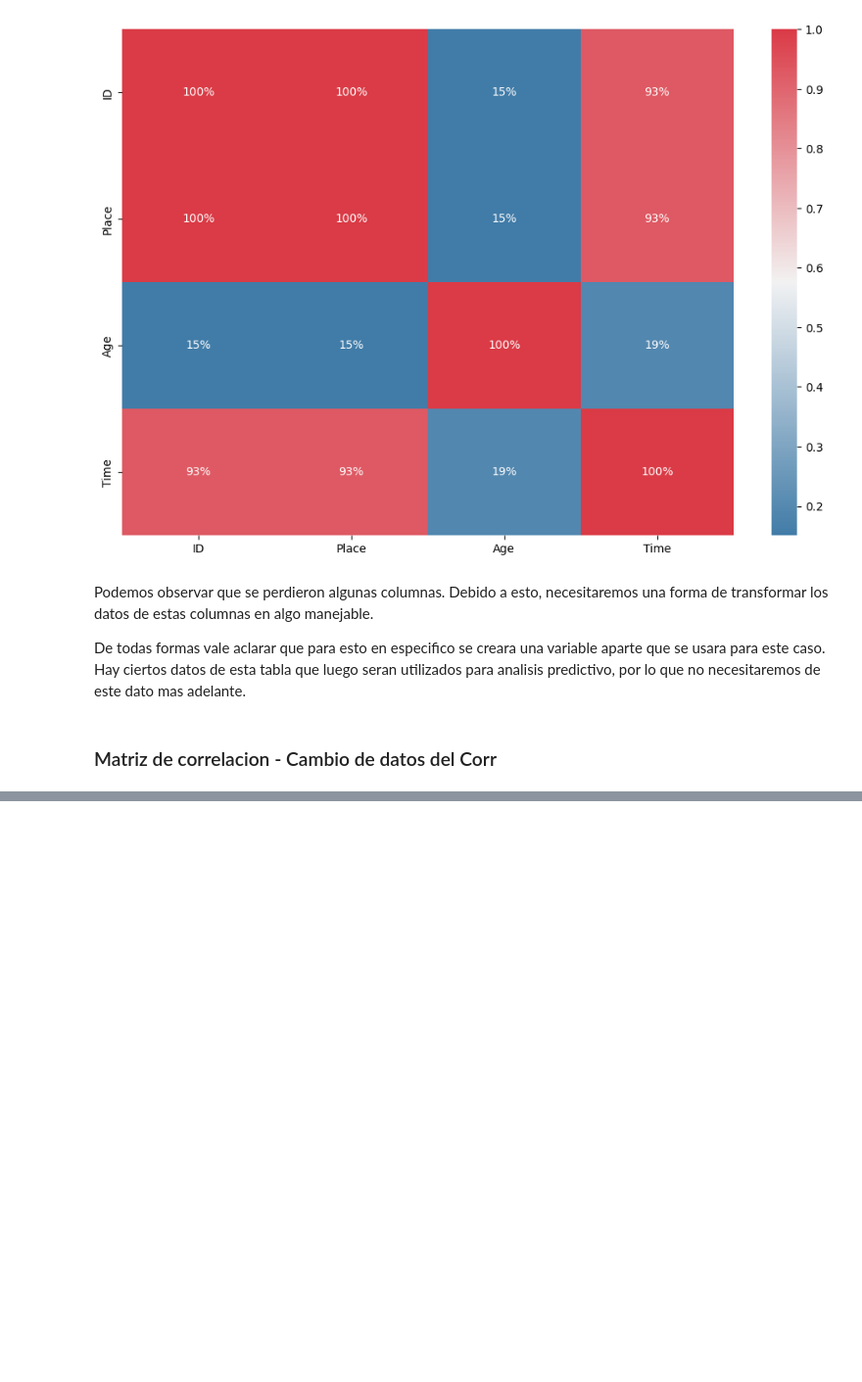
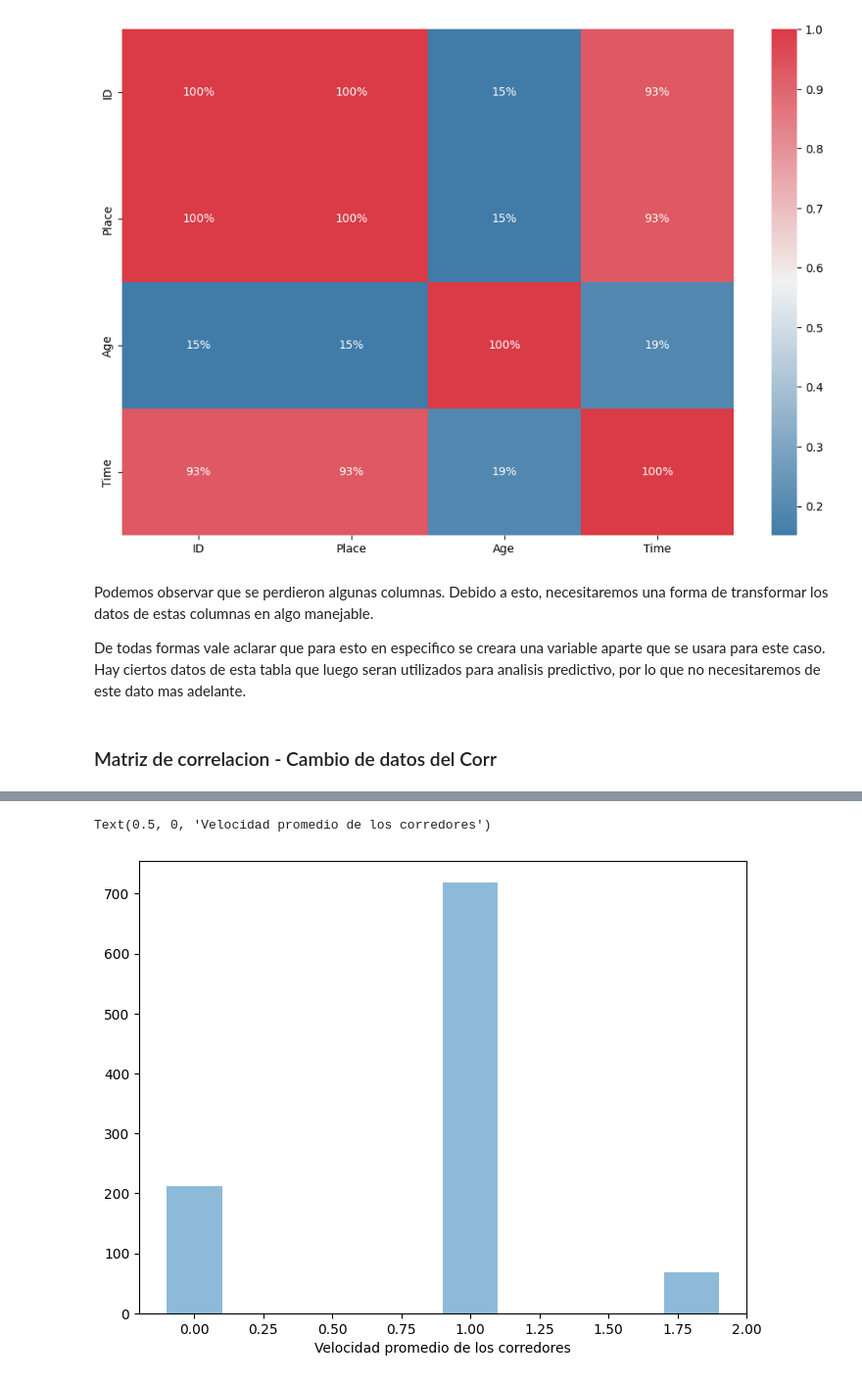
Before and after one commit to LUGANT/TP_Matematica_III, a Jupyter notebook: dataAnalisis.ipynb, the cells around one changed output, grey strips where cells are left out. Shown at 98% size. Saved outputs shown, nothing was run; the diff lists cells and outputs as text; code cells hidden in the pictures; blank space fills up the shorter version.

```diff
--- a/dataAnalisis.ipynb
+++ b/dataAnalisis.ipynb
@@ -233,0 +322,7 @@ Name: Velocity, dtype: float64
+# %%
+fig, ax1 = plt.subplots(figsize=(8,6))
+ax1.hist(dfCorrCorredores.Velocity,align='left',alpha=0.5)
+ax1.set_xlabel('Velocidad promedio de los corredores')
+# %% [output]
+Text(0.5, 0, 'Velocidad promedio de los corredores')
+[figure, added]
```
Also changed, not shown: parts of 13 cells of this notebook, 2 other files.
